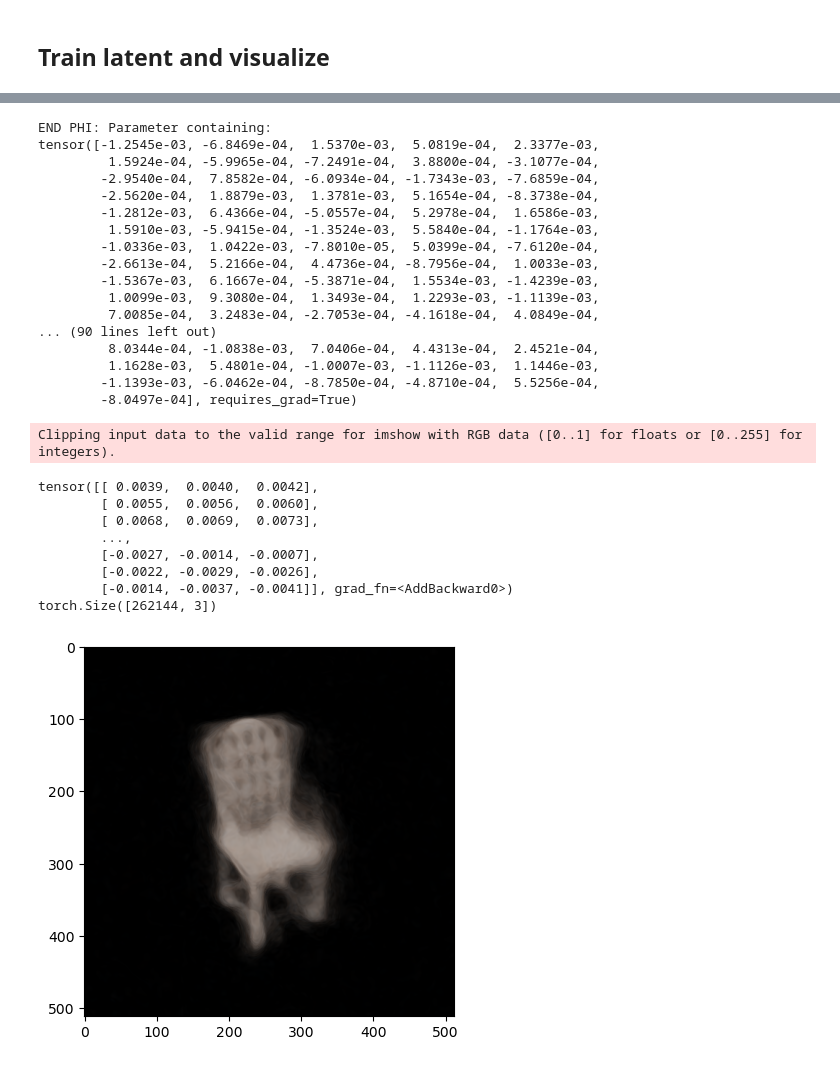
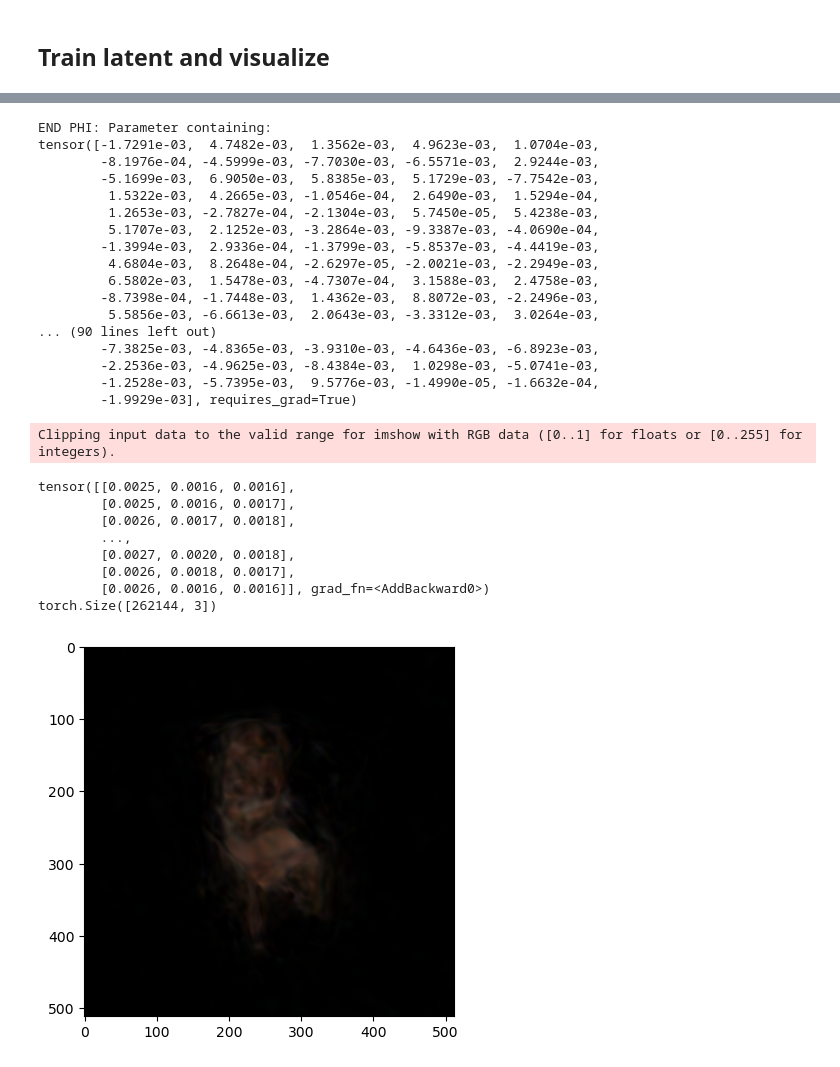
Before and after one commit to royvelich/functa, a Jupyter notebook: visualization.ipynb, the cells around one changed output, grey strips where cells are left out. Drawn from its saved outputs; the diff is of its cells as text; code cells hidden in the pictures.

```diff
--- a/visualization.ipynb
+++ b/visualization.ipynb
@@ -10,5 +10,5 @@ import pytorch_lightning as pl
 model = ModulatedSirenModel(in_features=2, hidden_features=256, hidden_layers=2, out_features=3, outermost_linear=True, first_omega_0=30, hidden_omega_0=30.)
 
 # Load the checkpoint
-checkpoint_path = "checkpoints/fully_fledged_meta_learning_4_gpu/last.ckpt"
+checkpoint_path = "checkpoints/all_chairs_fully_fledged_meta_learning/last.ckpt"
 model = model.load_from_checkpoint(checkpoint_path, in_features=2, hidden_features=256, hidden_layers=10, out_features=3, outermost_linear=True, first_omega_0=30, hidden_omega_0=30.)
@@ -72,7 +75,7 @@ Clipping input data to the valid range for imshow with RGB data ([0..1] for floa
 # %% [markdown]
 ## Train latent and visualize
 # %%
-batch = chairs.train_dataset[6]
+batch = chairs.train_dataset[345]
 print(f"BEGIN OF TRAINING PHI {model.phi}")
 model.train_latent(batch)
 print(f"END OF TRAINING PHI {model.phi}")
@@ -156,27 +159,27 @@ tensor([-2.8378e-04, -3.0303e-04,  4.8129e-04,  1.4938e-04,  8.6833e-04,
 END PHI: Parameter containing:
-tensor([-1.2545e-03, -6.8469e-04,  1.5370e-03,  5.0819e-04,  2.3377e-03,
-         1.5924e-04, -5.9965e-04, -7.2491e-04,  3.8800e-04, -3.1077e-04,
-        -2.9540e-04,  7.8582e-04, -6.0934e-04, -1.7343e-03, -7.6859e-04,
-        -2.5620e-04,  1.8879e-03,  1.3781e-03,  5.1654e-04, -8.3738e-04,
-        -1.2812e-03,  6.4366e-04, -5.0557e-04,  5.2978e-04,  1.6586e-03,
-         1.5910e-03, -5.9415e-04, -1.3524e-03,  5.5840e-04, -1.1764e-03,
-        -1.0336e-03,  1.0422e-03, -7.8010e-05,  5.0399e-04, -7.6120e-04,
-        -2.6613e-04,  5.2166e-04,  4.4736e-04, -8.7956e-04,  1.0033e-03,
-        -1.5367e-03,  6.1667e-04, -5.3871e-04,  1.5534e-03, -1.4239e-03,
-         1.0099e-03,  9.3080e-04,  1.3493e-04,  1.2293e-03, -1.1139e-03,
-         7.0085e-04,  3.2483e-04, -2.7053e-04, -4.1618e-04,  4.0849e-04,
+tensor([-1.7291e-03,  4.7482e-03,  1.3562e-03,  4.9623e-03,  1.0704e-03,
+        -8.1976e-04, -4.5999e-03, -7.7030e-03, -6.5571e-03,  2.9244e-03,
+        -5.1699e-03,  6.9050e-03,  5.8385e-03,  5.1729e-03, -7.7542e-03,
+         1.5322e-03,  4.2665e-03, -1.0546e-04,  2.6490e-03,  1.5294e-04,
+         1.2653e-03, -2.7827e-04, -2.1304e-03,  5.7450e-05,  5.4238e-03,
+         5.1707e-03,  2.1252e-03, -3.2864e-03, -9.3387e-03, -4.0690e-04,
+        -1.3994e-03,  2.9336e-04, -1.3799e-03, -5.8537e-03, -4.4419e-03,
+         4.6804e-03,  8.2648e-04, -2.6297e-05, -2.0021e-03, -2.2949e-03,
+         6.5802e-03,  1.5478e-03, -4.7307e-04,  3.1588e-03,  2.4758e-03,
+        -8.7398e-04, -1.7448e-03,  1.4362e-03,  8.8072e-03, -2.2496e-03,
+         5.5856e-03, -6.6613e-03,  2.0643e-03, -3.3312e-03,  3.0264e-03,
 ... (90 lines left out)
-         8.0344e-04, -1.0838e-03,  7.0406e-04,  4.4313e-04,  2.4521e-04,
-         1.1628e-03,  5.4801e-04, -1.0007e-03, -1.1126e-03,  1.1446e-03,
-        -1.1393e-03, -6.0462e-04, -8.7850e-04, -4.8710e-04,  5.5256e-04,
-        -8.0497e-04], requires_grad=True)
+        -7.3825e-03, -4.8365e-03, -3.9310e-03, -4.6436e-03, -6.8923e-03,
+        -2.2536e-03, -4.9625e-03, -8.4384e-03,  1.0298e-03, -5.0741e-03,
+        -1.2528e-03, -5.7395e-03,  9.5776e-03, -1.4990e-05, -1.6632e-04,
+        -1.9929e-03], requires_grad=True)
 Clipping input data to the valid range for imshow with RGB data ([0..1] for floats or [0..255] for integers).
-tensor([[ 0.0039,  0.0040,  0.0042],
-        [ 0.0055,  0.0056,  0.0060],
-        [ 0.0068,  0.0069,  0.0073],
+tensor([[0.0025, 0.0016, 0.0016],
+        [0.0025, 0.0016, 0.0017],
+        [0.0026, 0.0017, 0.0018],
         ...,
-        [-0.0027, -0.0014, -0.0007],
-        [-0.0022, -0.0029, -0.0026],
-        [-0.0014, -0.0037, -0.0041]], grad_fn=<AddBackward0>)
+        [0.0027, 0.0020, 0.0018],
+        [0.0026, 0.0018, 0.0017],
+        [0.0026, 0.0016, 0.0016]], grad_fn=<AddBackward0>)
 torch.Size([262144, 3])
-[figure, old version]
+[figure, new version]
```
Also changed, not shown: parts of 4 cells of this notebook, 3 other files.
